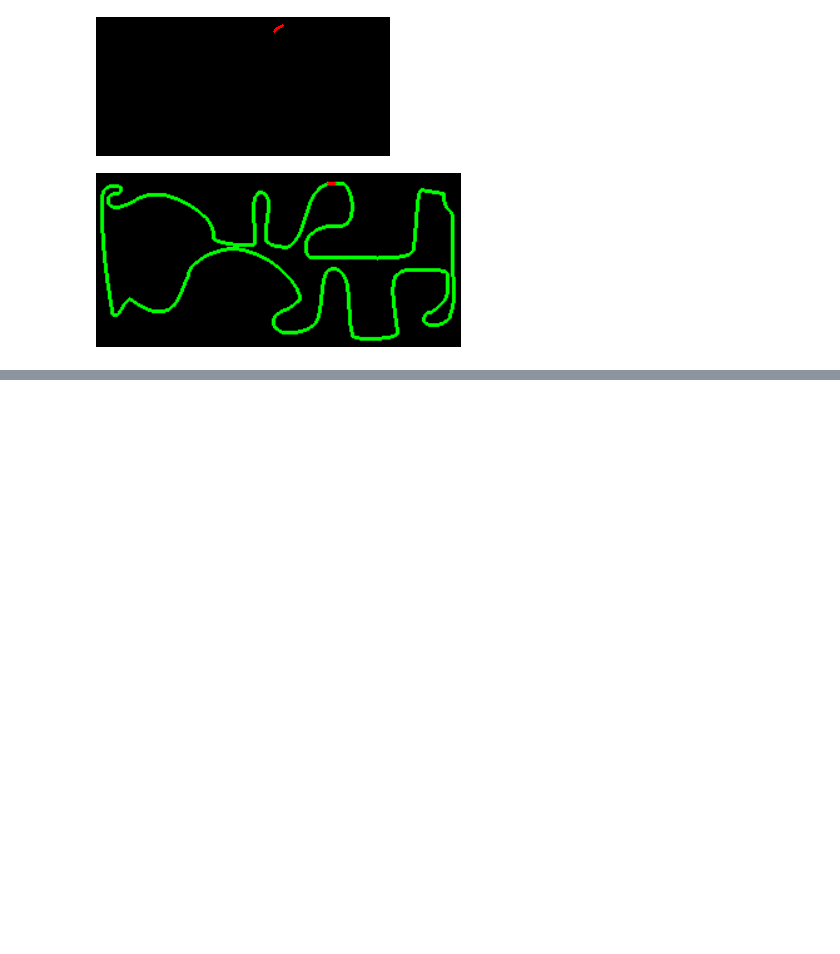
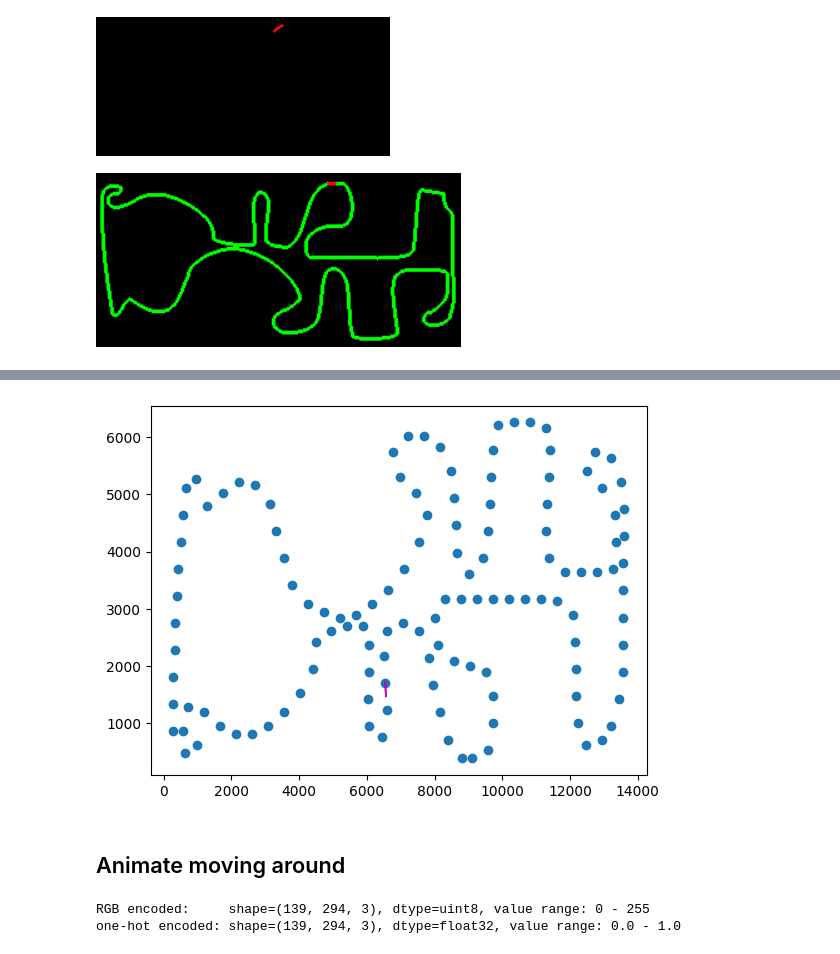
Before and after one commit to malcolmlett/robovac, a Jupyter notebook: Experiment_SLAM_Animation_1.ipynb, the cells around one changed output, grey strips where cells are left out. Drawn from its saved outputs; the diff is of its cells as text; code cells hidden in the pictures; blank space fills up the shorter version.

```diff
--- a/Experiment_SLAM_Animation_1.ipynb
+++ b/Experiment_SLAM_Animation_1.ipynb
@@ -300,0 +314,30 @@ video_path: path_animation.mp4
+# %%
+contour = slam_motion.get_contour_pxcoords('repo/data/experimental-floorplan2-with-trajectory.png')
+coords, angles = slam_motion.sample_trajectory(contour)
+
+#for i in range(coords.shape[0]):
+for i in range(10):
+  clear_output(wait=True)
+  plt.scatter(coords[:,0], coords[:,1])
+  angle = angles[i]
+  loc1 = coords[i,:]
+  loc2 = loc1 + np.array([np.cos(angle), np.sin(angle)]) * 5 * lds.__PIXEL_SIZE__
+  plt.plot([loc1[0], loc2[0]], [loc1[1], loc2[1]], 'm-')
+  plt.show()
+  time.sleep(1)
+# %% [output]
+[figure, added]
+# %% [markdown]
+## Animate moving around
+# %%
+# TODO update one_hot_encode_floorplan() so that it can remove the trajectory before encoding
+
+# Load floorplan
+floorplan = PIL.Image.open('repo/data/experimental-floorplan2.png')
+floorplan = np.array(floorplan, dtype=np.uint8)
+print(f"RGB encoded:     shape={floorplan.shape}, dtype={floorplan.dtype}, value range: {np.min(floorplan)} - {np.max(floorplan)}")
+floorplan = slam_data.one_hot_encode_floorplan(floorplan).numpy()
+print(f"one-hot encoded: shape={floorplan.shape}, dtype={floorplan.dtype}, value range: {np.min(floorplan)} - {np.max(floorplan)}")
+# %% [output]
+RGB encoded:     shape=(139, 294, 3), dtype=uint8, value range: 0 - 255
+one-hot encoded: shape=(139, 294, 3), dtype=float32, value range: 0.0 - 1.0
```
Also changed, not shown: parts of 10 cells of this notebook.
